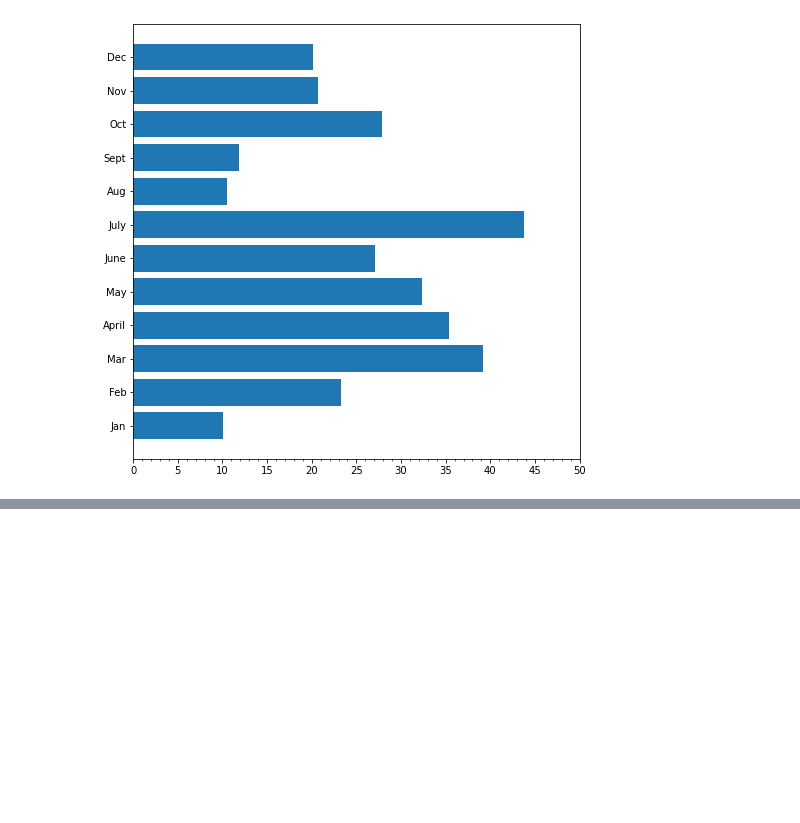
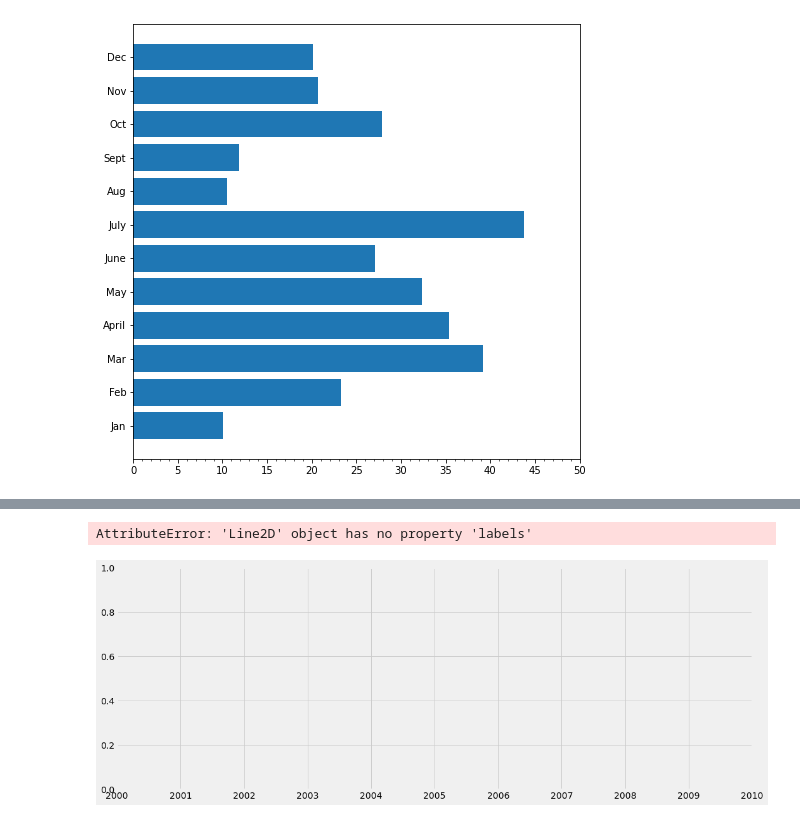
Before and after one commit to Tman5976/MatPlotLib_Analysis, a Jupyter notebook: Chart_extras.ipynb, the cells around one changed output, grey strips where cells are left out. Drawn from its saved outputs; the diff is of its cells as text; code cells hidden in the pictures; blank space fills up the shorter version.

```diff
--- a/Chart_extras.ipynb
+++ b/Chart_extras.ipynb
@@ -71,0 +86,3 @@ plt.show()
+# %%
+# Combine the data into a single dataset
+pyber_data_df = pd.merge(ride_data_df, city_data_df, how="left", on=["city", "city"])
@@ -71,0 +131,5 @@ plt.show()
+# %%
+# 5. Create a new DataFrame from the pivot table DataFrame using loc on the given dates, '2019-01-01':'2019-04-29'.
+jan_through_april_df = pyber_data_df.loc[(pyber_data_df["date"] >= "2019-01-01") & (pyber_data_df["date"] <= "2019-04-29")]
+jan_through_april_df = jan_through_april_df.pivot(index = "date", columns = "type", values = "fare")
+jan_through_april_df
@@ -71,0 +151,3 @@ plt.show()
+# %%
+# 6. Set the "date" index to datetime datatype. This is necessary to use the resample() method in Step 8.
+jan_through_april_df.index = pd.to_datetime(jan_through_april_df.index)
@@ -71,0 +168,4 @@ plt.show()
+# %%
+# 8. Create a new DataFrame using the "resample()" function by week 'W' and get the sum of the fares for each week.
+weekly_fares_df = jan_through_april_df.resample("W").sum()
+weekly_fares_df.head(10)
@@ -71,0 +185,17 @@ plt.show()
+# %%
+# 8. Using the object-oriented interface method, plot the resample DataFrame using the df.plot() function.
+# weekly_rides = weekly_fares_df.plot(figsize = (16, 6))
+fig, df = plt.subplots(figsize=(16, 6))
+df.plot(weekly_fares_df, label=('Rural', 'Suburban', 'Urban'))
+# Chart formatting
+df.set_title("Total Fare by City Type")
+df.set_ylabel("Fare($USD)")
+df.legend()
+
+# Import the style from Matplotlib.
+from matplotlib import style
+# Use the graph style fivethirtyeight.
+style.use('fivethirtyeight')
+# %% [output]
+AttributeError: 'Line2D' object has no property 'labels'
+[figure, added]
```
Also changed, not shown: parts of 7 cells of this notebook, 3 other files.
